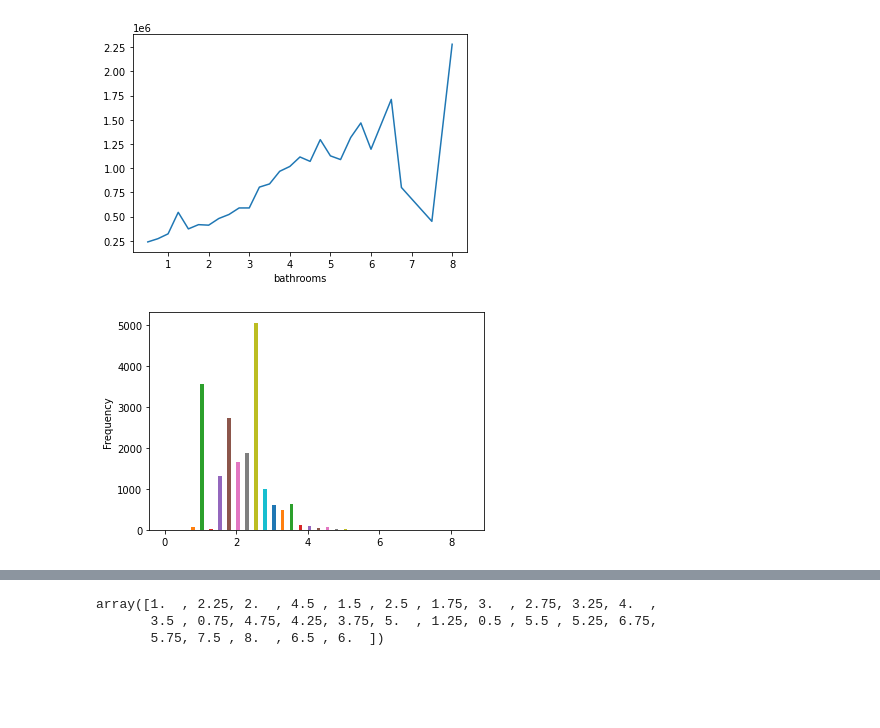
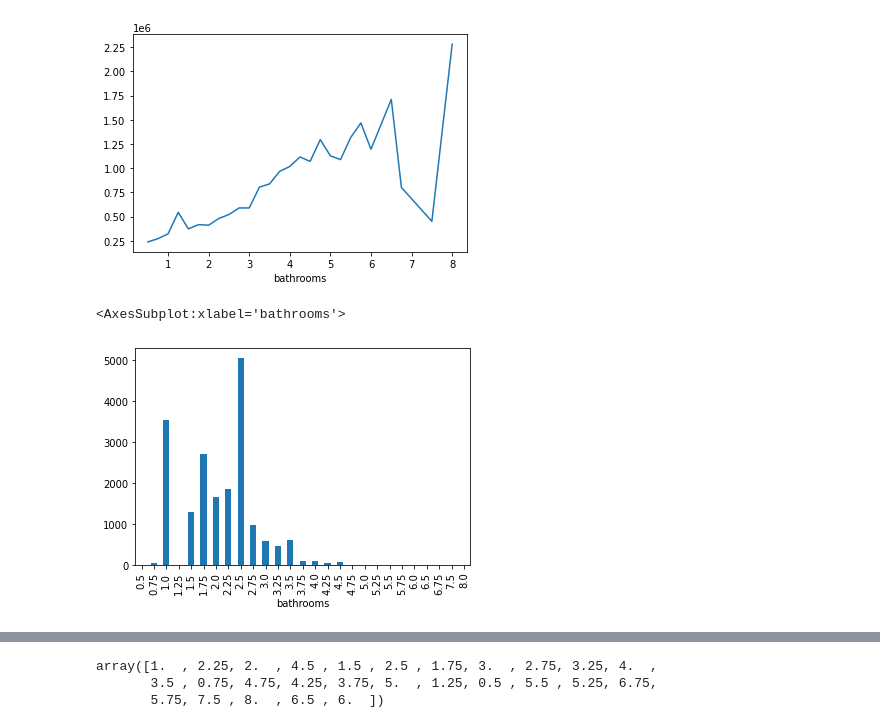
Before and after one commit to christine-berlin/house_price_predictions, a Jupyter notebook: notebooks/EDA.ipynb, the cells around one changed output, grey strips where cells are left out. Saved outputs shown, nothing was run; the diff lists cells and outputs as text; code cells hidden in the pictures; blank space fills up the shorter version.

```diff
--- a/notebooks/EDA.ipynb
+++ b/notebooks/EDA.ipynb
@@ -441,7 +441,10 @@ df_king_county_cut.groupby('bathrooms').price.mean().plot()
 # %% [output]
 <AxesSubplot:xlabel='bathrooms'>
 [figure]
-# %%
-df_king_county_cut.groupby('bathrooms').bathrooms.plot(kind='hist');
-# %% [output]
-[figure, removed]
+# %%
+df_bathr = df_king_county_cut.groupby('bathrooms').id.count()
+df_bathr.shape
+df_bathr.plot(kind='bar')
+# %% [output]
+<AxesSubplot:xlabel='bathrooms'>
+[figure, added]
```
Also changed, not shown: parts of 6 cells of this notebook.
